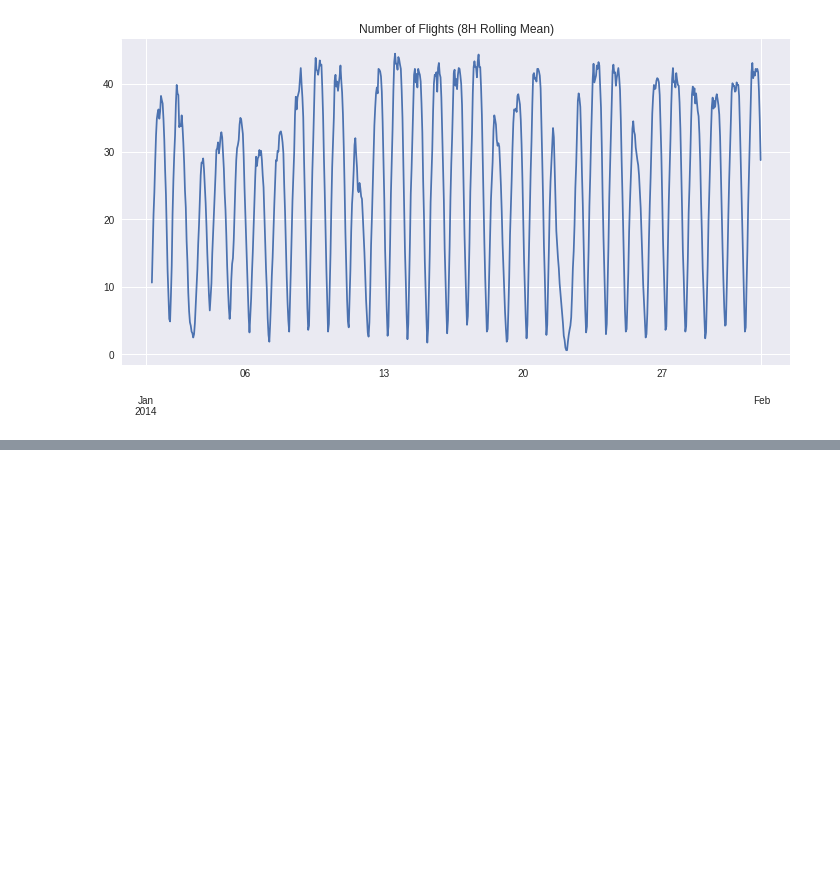
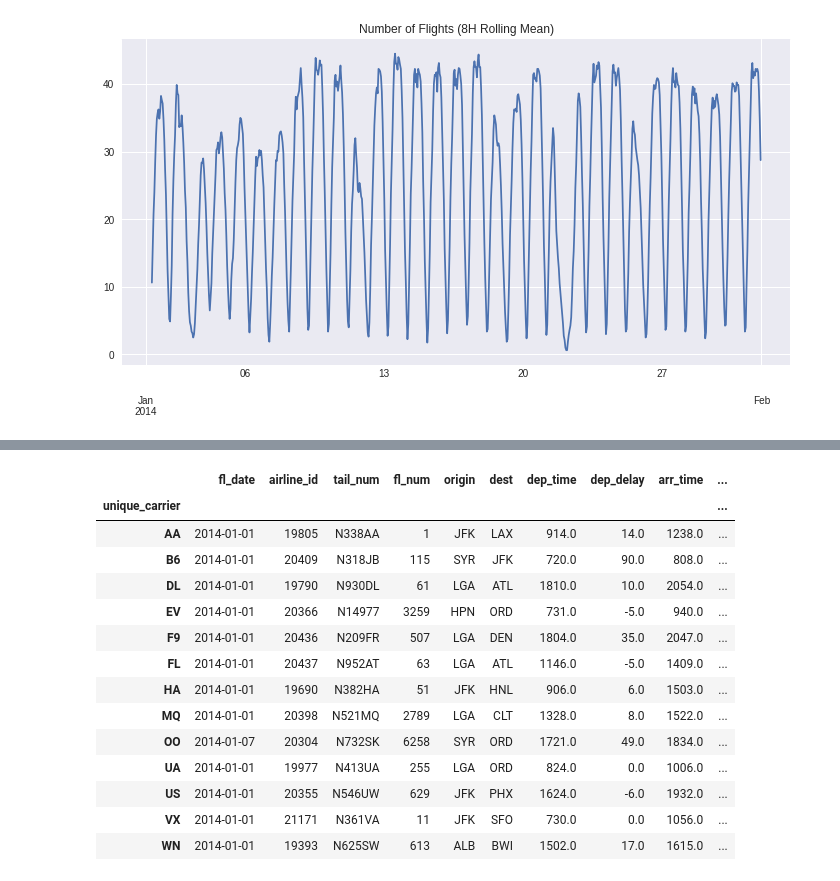
Before and after one commit to abhisam/PadhAI_Notebooks, a Jupyter notebook: pandas_tutorials.ipynb, the cells around one changed output, grey strips where cells are left out. Drawn from its saved outputs; the diff is of its cells as text; code cells hidden in the pictures; blank space fills up the shorter version.

```diff
--- a/pandas_tutorials.ipynb
+++ b/pandas_tutorials.ipynb
@@ -225,0 +270,20 @@ sns.despine()
+# %%
+#DataFrame with a labeled index by selecting the first flight for each carrier.
+first = flights.groupby("unique_carrier").first()
+first
+# %% [output]
+|  | fl_date | airline_id | tail_num | fl_num | origin | dest | dep_time | dep_delay | arr_time | ... |
+| unique_carrier |  |  |  |  |  |  |  |  |  | ... |
+| AA | 2014-01-01 | 19805 | N338AA | 1 | JFK | LAX | 914.0 | 14.0 | 1238.0 | ... |
+| B6 | 2014-01-01 | 20409 | N318JB | 115 | SYR | JFK | 720.0 | 90.0 | 808.0 | ... |
+| DL | 2014-01-01 | 19790 | N930DL | 61 | LGA | ATL | 1810.0 | 10.0 | 2054.0 | ... |
+| EV | 2014-01-01 | 20366 | N14977 | 3259 | HPN | ORD | 731.0 | -5.0 | 940.0 | ... |
+| F9 | 2014-01-01 | 20436 | N209FR | 507 | LGA | DEN | 1804.0 | 35.0 | 2047.0 | ... |
+| FL | 2014-01-01 | 20437 | N952AT | 63 | LGA | ATL | 1146.0 | -5.0 | 1409.0 | ... |
+| HA | 2014-01-01 | 19690 | N382HA | 51 | JFK | HNL | 906.0 | 6.0 | 1503.0 | ... |
+| MQ | 2014-01-01 | 20398 | N521MQ | 2789 | LGA | CLT | 1328.0 | 8.0 | 1522.0 | ... |
+| OO | 2014-01-07 | 20304 | N732SK | 6258 | SYR | ORD | 1721.0 | 49.0 | 1834.0 | ... |
+| UA | 2014-01-01 | 19977 | N413UA | 255 | LGA | ORD | 824.0 | 0.0 | 1006.0 | ... |
+| US | 2014-01-01 | 20355 | N546UW | 629 | JFK | PHX | 1624.0 | -6.0 | 1932.0 | ... |
+| VX | 2014-01-01 | 21171 | N361VA | 11 | JFK | SFO | 730.0 | 0.0 | 1056.0 | ... |
+| WN | 2014-01-01 | 19393 | N625SW | 613 | ALB | BWI | 1502.0 | 17.0 | 1615.0 | ... |
```
Also changed, not shown: parts of 7 cells of this notebook.
